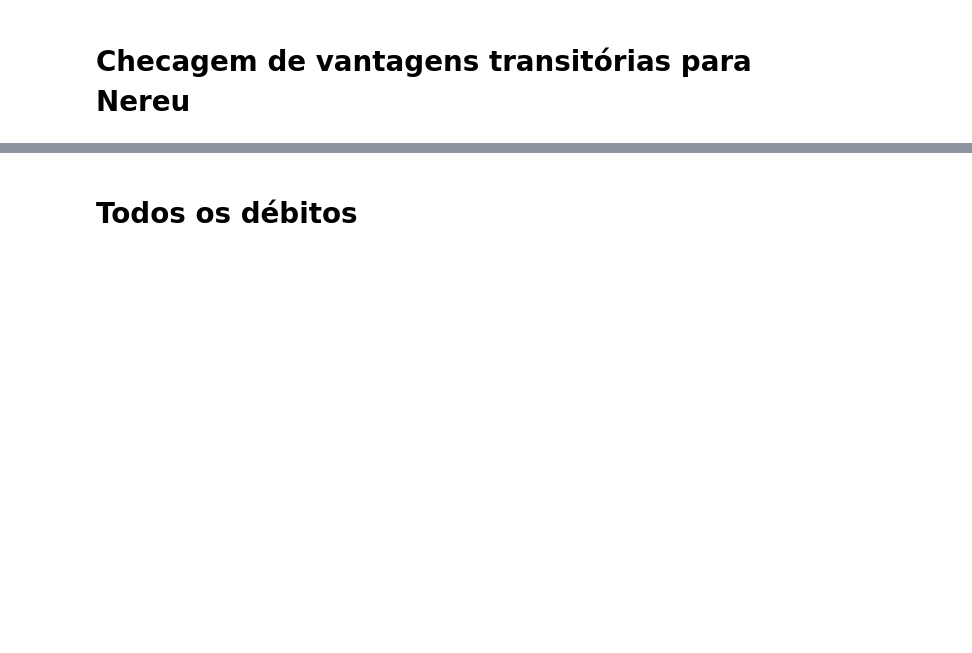
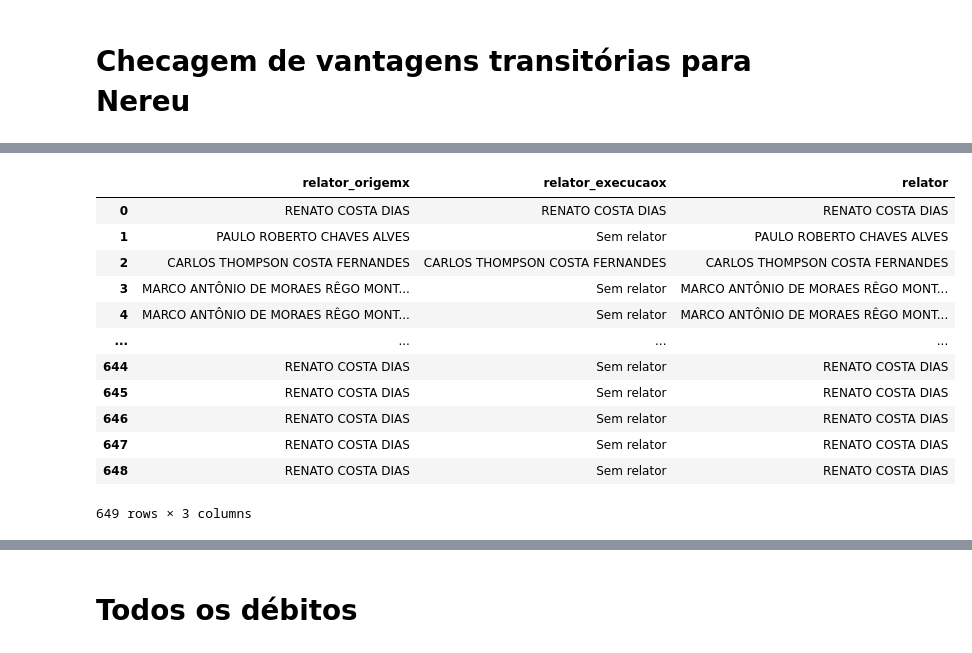
Before and after one commit to eduardoplima/ccd, a Jupyter notebook: scripts/vantagens_trans.ipynb, the cells around one changed output, grey strips where cells are left out. Saved outputs shown, nothing was run; the diff lists cells and outputs as text; code cells hidden in the pictures; blank space fills up the shorter version.

```diff
--- a/scripts/vantagens_trans.ipynb
+++ b/scripts/vantagens_trans.ipynb
@@ -14,0 +161,22 @@ conn = get_connection()
+# %%
+def get_relator(row):
+    if pd.isna(row['relator_execucaox']) or row['relator_execucaox'] == 'Sem relator':
+        return row['relator_origemx']
+    return row['relator_execucaox']
+df['relator'] = df.apply(get_relator, axis=1)
+# %%
+df[['relator_origemx', 'relator_execucaox', 'relator']]
+# %% [output]
+|  | relator_origemx | relator_execucaox | relator |
+| 0 | RENATO COSTA DIAS | RENATO COSTA DIAS | RENATO COSTA DIAS |
+| 1 | PAULO ROBERTO CHAVES ALVES | Sem relator | PAULO ROBERTO CHAVES ALVES |
+| 2 | CARLOS THOMPSON COSTA FERNANDES | CARLOS THOMPSON COSTA FERNANDES | CARLOS THOMPSON COSTA FERNANDES |
+| 3 | MARCO ANTÔNIO DE MORAES RÊGO MONT... | Sem relator | MARCO ANTÔNIO DE MORAES RÊGO MONT... |
+| 4 | MARCO ANTÔNIO DE MORAES RÊGO MONT... | Sem relator | MARCO ANTÔNIO DE MORAES RÊGO MONT... |
+| ... | ... | ... | ... |
+| 644 | RENATO COSTA DIAS | Sem relator | RENATO COSTA DIAS |
+| 645 | RENATO COSTA DIAS | Sem relator | RENATO COSTA DIAS |
+| 646 | RENATO COSTA DIAS | Sem relator | RENATO COSTA DIAS |
+| 647 | RENATO COSTA DIAS | Sem relator | RENATO COSTA DIAS |
+| 648 | RENATO COSTA DIAS | Sem relator | RENATO COSTA DIAS |
+649 rows × 3 columns
```
Also changed, not shown: parts of 33 cells of this notebook, 5 other files.
